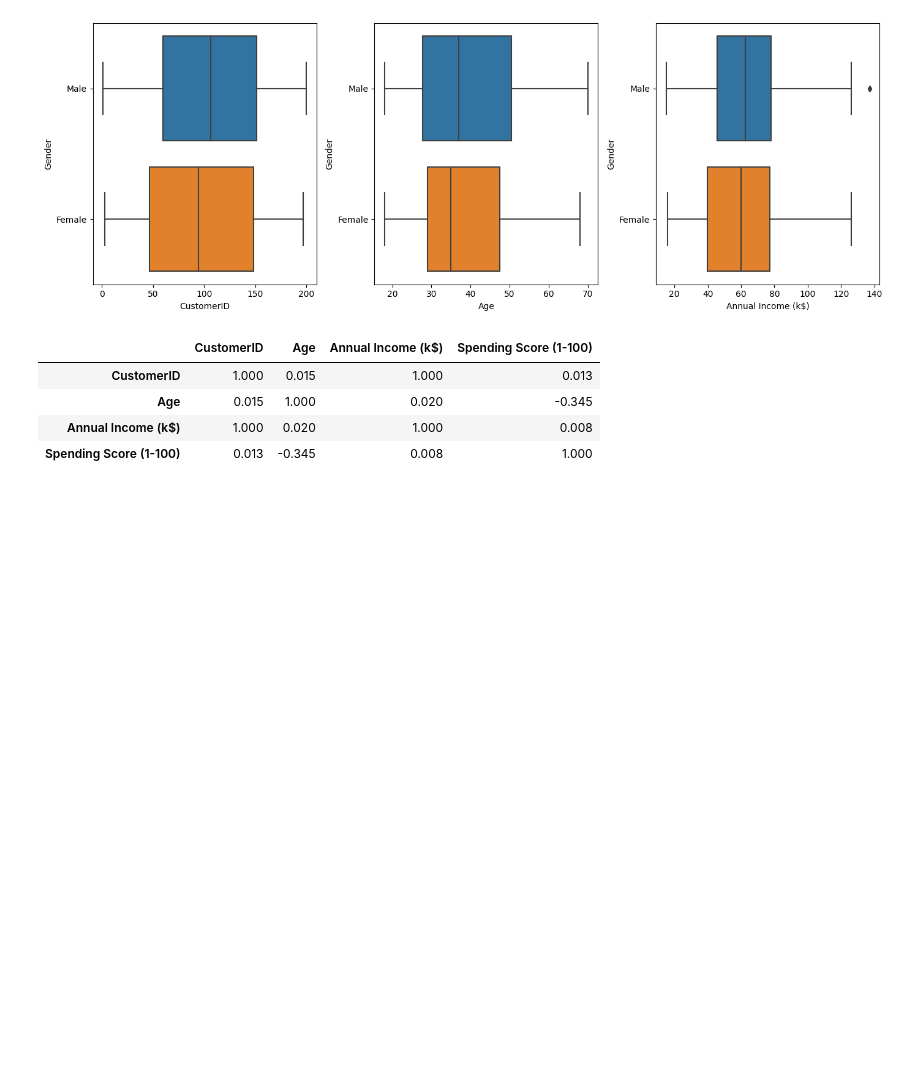
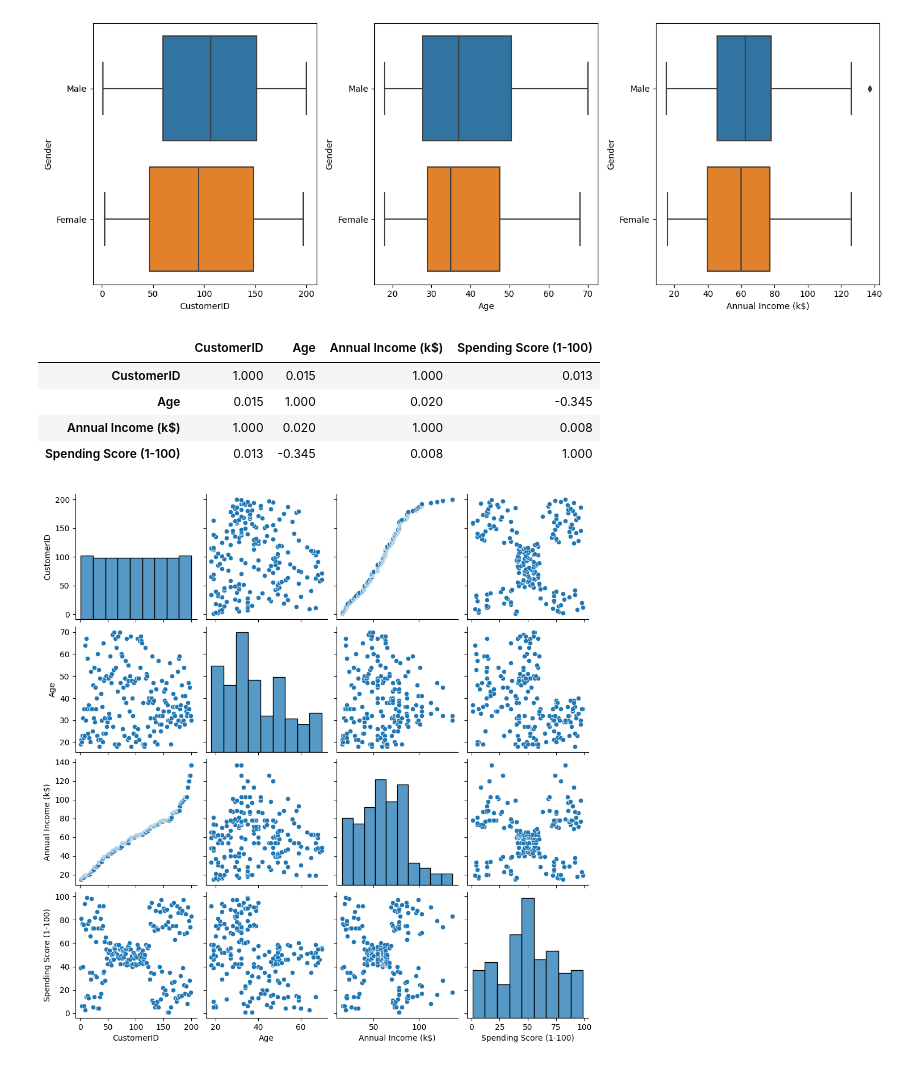
Before and after one commit to Felandim/PortfolioProjetos, a Jupyter notebook: 2 Segmentação de clientes/notebook/projeto_supermercado_01_eda_vazio.ipynb, the cells around one changed output. Saved outputs shown, nothing was run; the diff lists cells and outputs as text; code cells hidden in the pictures; blank space fills up the shorter version.

Commit message:
Aula 7 - última de EDA - Pairplots

```diff
--- a/2 Segmentação de clientes/notebook/projeto_supermercado_01_eda_vazio.ipynb
+++ b/2 Segmentação de clientes/notebook/projeto_supermercado_01_eda_vazio.ipynb
@@ -158,3 +158,7 @@ with pd.option_context('display.float_format', '{:.3f}'.format):
 | Age | 0.015 | 1.000 | 0.020 | -0.345 |
 | Annual Income (k$) | 1.000 | 0.020 | 1.000 | 0.008 |
 | Spending Score (1-100) | 0.013 | -0.345 | 0.008 | 1.000 |
+# %%
+sns.pairplot(df_analise);
+# %% [output]
+[figure, added]
```
Also changed, not shown: parts of 2 cells of this notebook, 2 other files.
